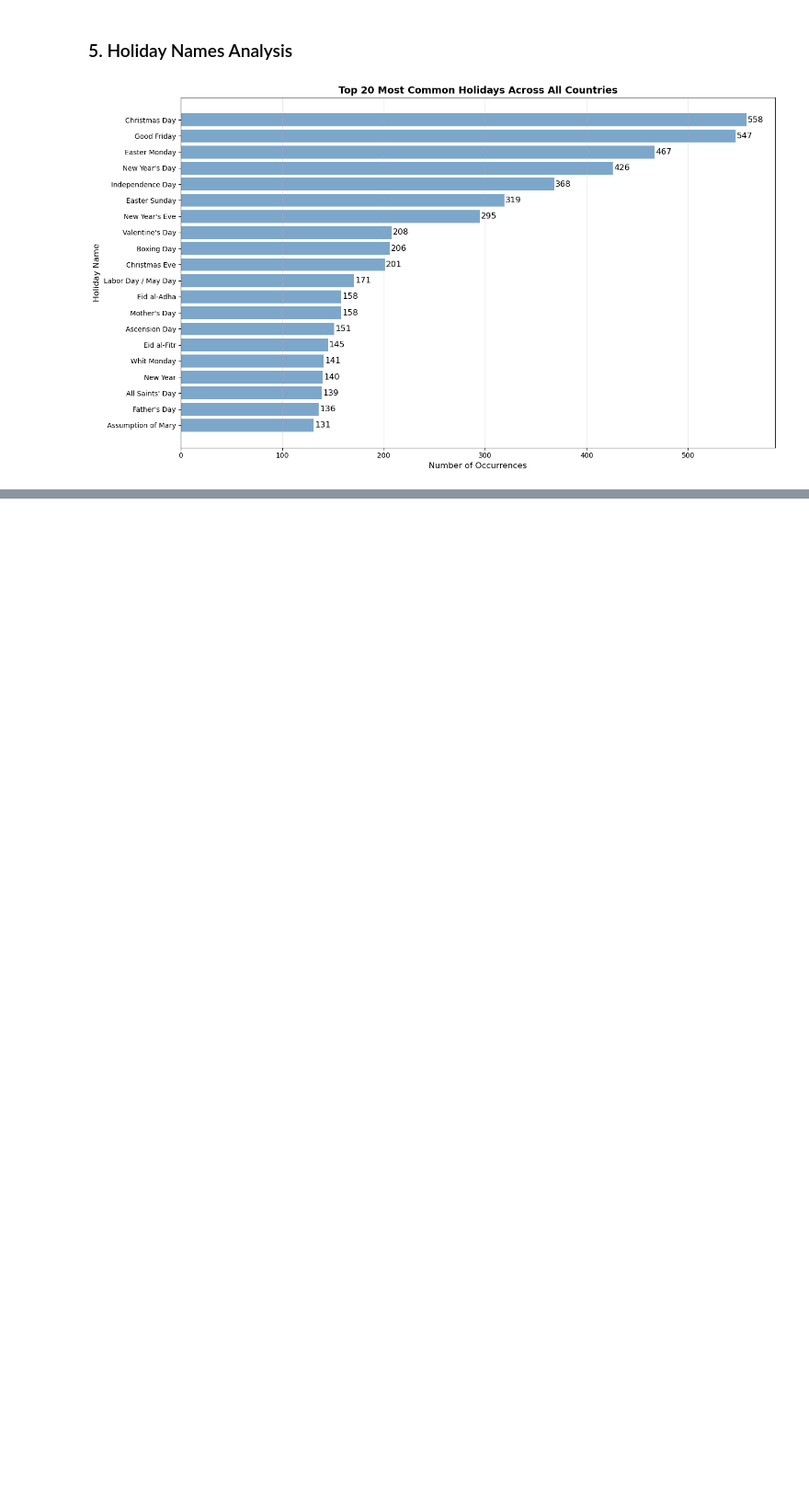
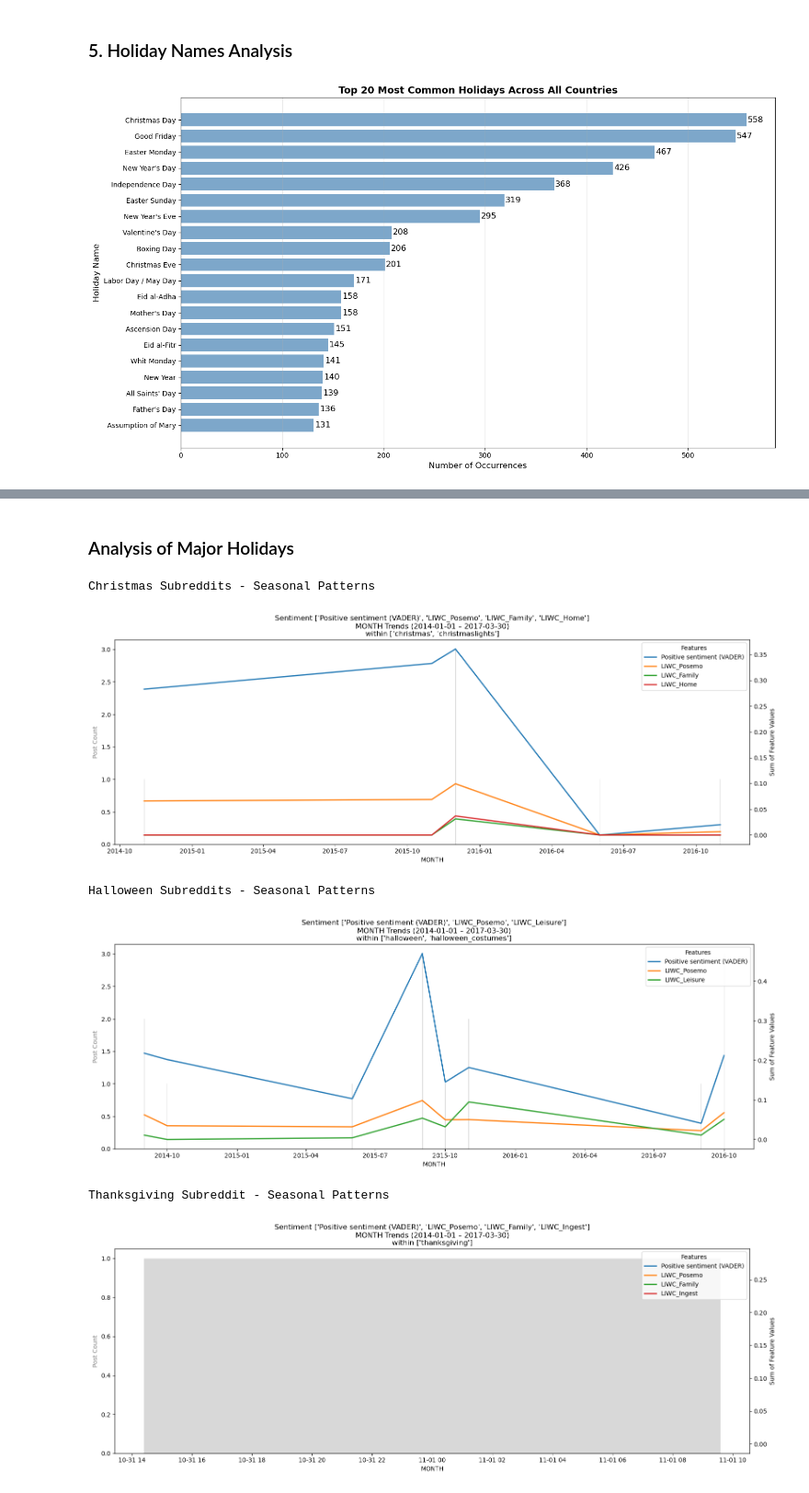
Before and after one commit to l0uisgrange/ada-2025-project, a Jupyter notebook: archive/Badr.ipynb, the cells around one changed output, grey strips where cells are left out. Shown at 92% size. Drawn from its saved outputs; the diff is of its cells as text; code cells hidden in the pictures; blank space fills up the shorter version.

```diff
--- a/archive/Badr.ipynb
+++ b/archive/Badr.ipynb
@@ -305,0 +441,27 @@ check correlation with $df\_title$ and $df\_body$, use of $df\_subreddits$
+# %% [markdown]
+### Analysis of Major Holidays
+# %%
+# Focus on Christmas
+christmas_subs = ['christmas', 'christmaslights']
+features_christmas = ["Positive sentiment (VADER)", "LIWC_Posemo", "LIWC_Family", "LIWC_Home"]
+print("Christmas Subreddits - Seasonal Patterns")
+plot_subreddits_features_trend(df_body_prop, christmas_subs, start_time, end_time, features_christmas, period)
+
+# Focus on Halloween
+halloween_subs = ['halloween', 'halloween_costumes']
+features_halloween = ["Positive sentiment (VADER)", "LIWC_Posemo", "LIWC_Leisure"]
+print("\nHalloween Subreddits - Seasonal Patterns")
+plot_subreddits_features_trend(df_body_prop, halloween_subs, start_time, end_time, features_halloween, period)
+
+# Focus on Thanksgiving
+thanksgiving_subs = ['thanksgiving']
+features_thanksgiving = ["Positive sentiment (VADER)", "LIWC_Posemo", "LIWC_Family", "LIWC_Ingest"]
+print("\nThanksgiving Subreddit - Seasonal Patterns")
+plot_subreddits_features_trend(df_body_prop, thanksgiving_subs, start_time, end_time, features_thanksgiving, period)
+# %% [output]
+Christmas Subreddits - Seasonal Patterns
+[figure, added]
+Halloween Subreddits - Seasonal Patterns
+[figure, added]
+Thanksgiving Subreddit - Seasonal Patterns
+[figure, added]
```
Also changed, not shown: parts of 10 cells of this notebook.
